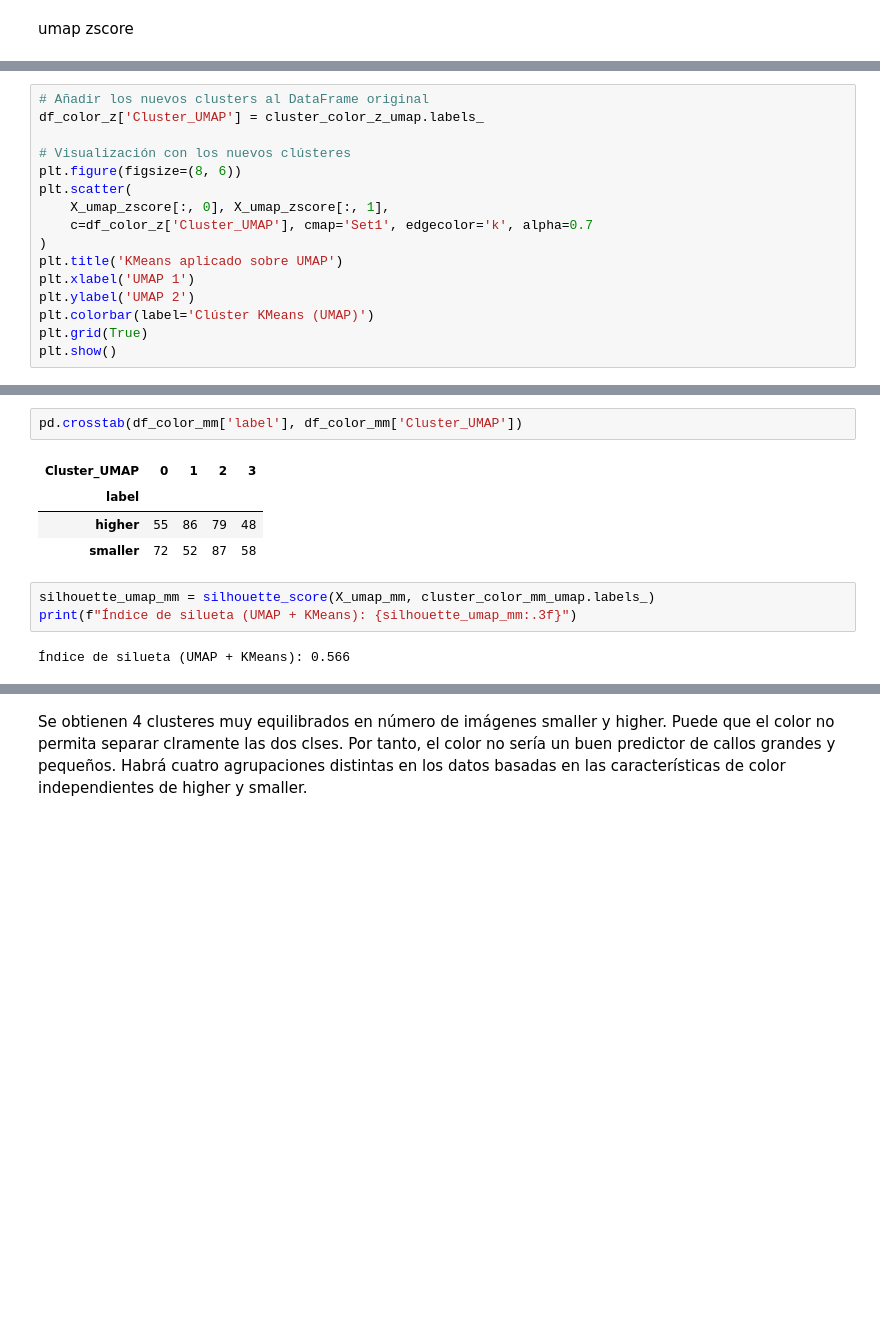
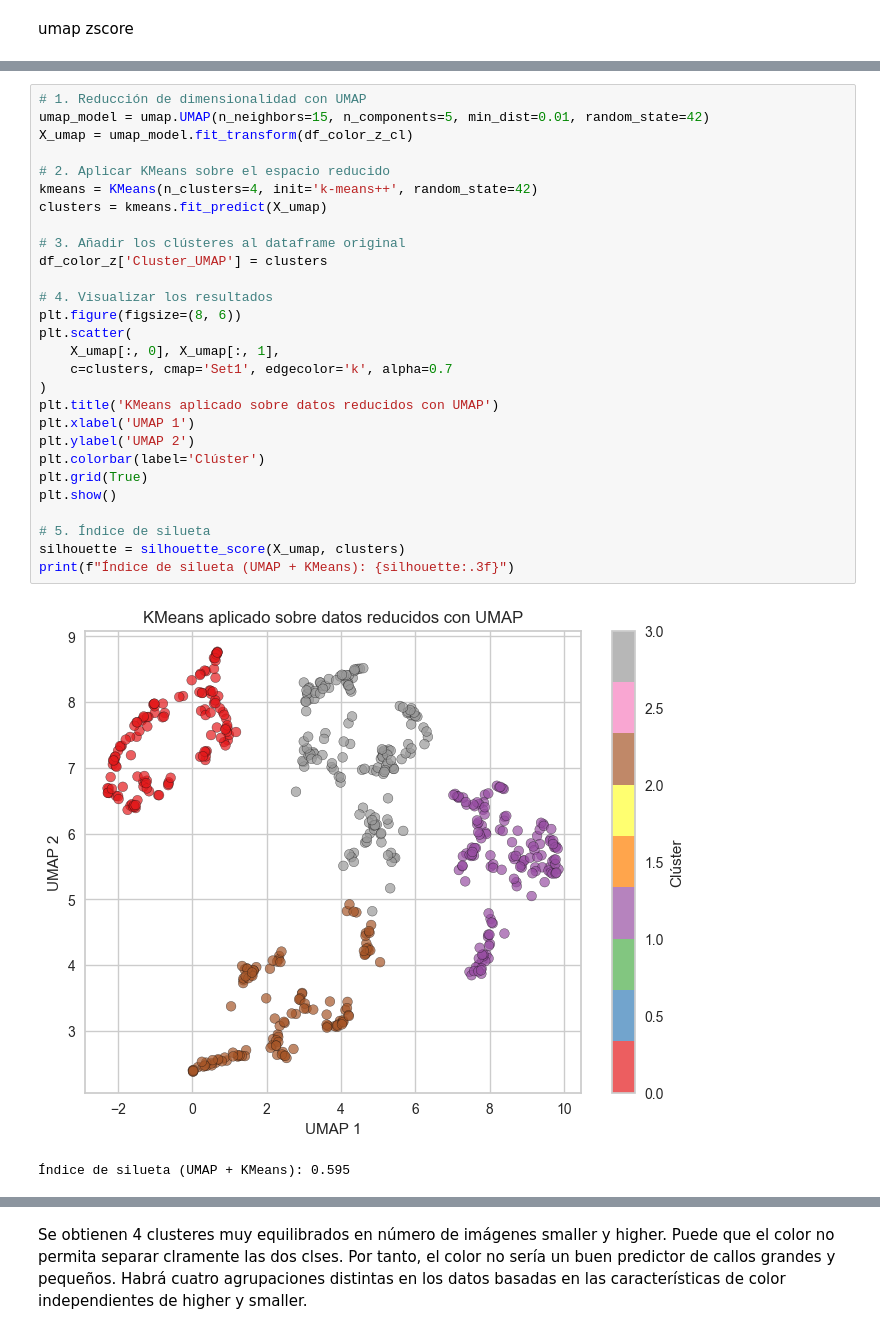
Before and after one commit to teresaramos14/tfm, a Jupyter notebook: clustering_def140514/k-means/k_means_color.ipynb, the cells around one changed output, grey strips where cells are left out. Drawn from its saved outputs; the diff is of its cells as text; blank space fills up the shorter version.

Commit message:
kmeans corrregido

```diff
--- a/clustering_def140514/k-means/k_means_color.ipynb
+++ b/clustering_def140514/k-means/k_means_color.ipynb
@@ -262,16 +236,0 @@ KMeans(n_clusters=4, random_state=42)
-# %%
-# Añadir los nuevos clusters al DataFrame original
-df_color_z['Cluster_UMAP'] = cluster_color_z_umap.labels_
-
-# Visualización con los nuevos clústeres
-plt.figure(figsize=(8, 6))
-plt.scatter(
-    X_umap_zscore[:, 0], X_umap_zscore[:, 1],
-    c=df_color_z['Cluster_UMAP'], cmap='Set1', edgecolor='k', alpha=0.7
-)
-plt.title('KMeans aplicado sobre UMAP')
-plt.xlabel('UMAP 1')
-plt.ylabel('UMAP 2')
-plt.colorbar(label='Clúster KMeans (UMAP)')
-plt.grid(True)
-plt.show()
@@ -337,12 +237,31 @@ plt.show()
-# %%
-pd.crosstab(df_color_mm['label'], df_color_mm['Cluster_UMAP'])
-# %% [output]
-| Cluster_UMAP | 0 | 1 | 2 | 3 |
-| label |  |  |  |  |
-| higher | 55 | 86 | 79 | 48 |
-| smaller | 72 | 52 | 87 | 58 |
-# %%
-silhouette_umap_mm = silhouette_score(X_umap_mm, cluster_color_mm_umap.labels_)
-print(f"Índice de silueta (UMAP + KMeans): {silhouette_umap_mm:.3f}")
-# %% [output]
-Índice de silueta (UMAP + KMeans): 0.566
+# %%
+# 1. Reducción de dimensionalidad con UMAP
+umap_model = umap.UMAP(n_neighbors=15, n_components=5, min_dist=0.01, random_state=42)
+X_umap = umap_model.fit_transform(df_color_z_cl)
+
+# 2. Aplicar KMeans sobre el espacio reducido
+kmeans = KMeans(n_clusters=4, init='k-means++', random_state=42)
+clusters = kmeans.fit_predict(X_umap)
+
+# 3. Añadir los clústeres al dataframe original
+df_color_z['Cluster_UMAP'] = clusters
+
+# 4. Visualizar los resultados
+plt.figure(figsize=(8, 6))
+plt.scatter(
+    X_umap[:, 0], X_umap[:, 1],
+    c=clusters, cmap='Set1', edgecolor='k', alpha=0.7
+)
+plt.title('KMeans aplicado sobre datos reducidos con UMAP')
+plt.xlabel('UMAP 1')
+plt.ylabel('UMAP 2')
+plt.colorbar(label='Clúster')
+plt.grid(True)
+plt.show()
+
+# 5. Índice de silueta
+silhouette = silhouette_score(X_umap, clusters)
+print(f"Índice de silueta (UMAP + KMeans): {silhouette:.3f}")
+# %% [output]
+[figure, added]
+Índice de silueta (UMAP + KMeans): 0.595
```
Also changed, not shown: parts of 13 cells of this notebook, 3 other files.
